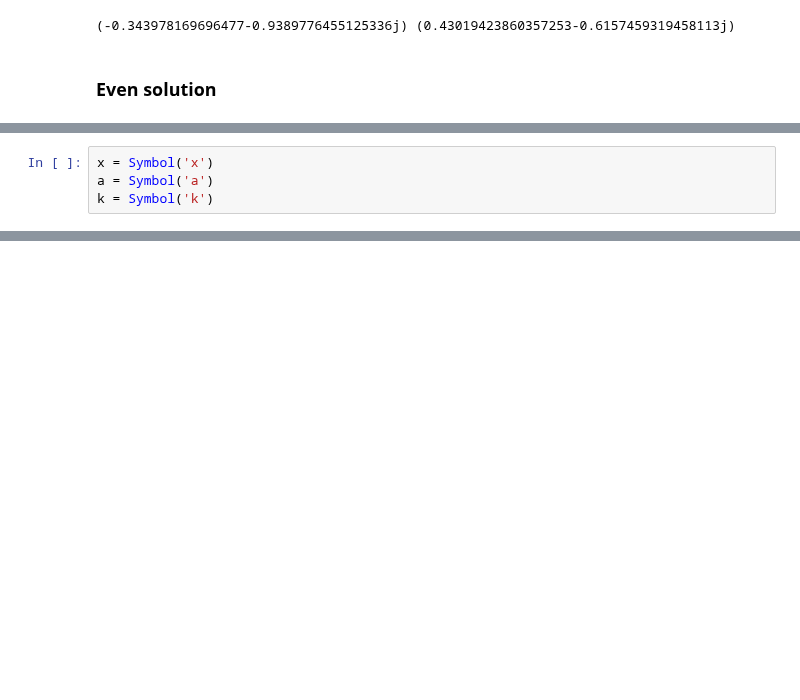
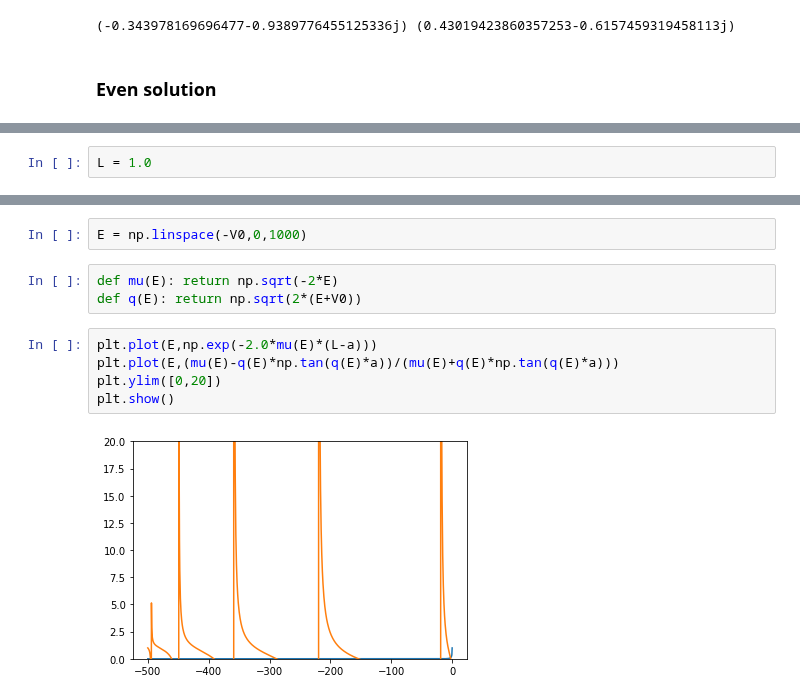
Before and after one commit to luigigenovese/KPM-nb, a Jupyter notebook: POLARIZABILITY/Potential_well_(infinite_domain_vs_finite_box).ipynb, the cells around one changed output, grey strips where cells are left out. Cells and saved outputs as stored; diff of their text form; blank space fills up the shorter version.

```diff
--- a/POLARIZABILITY/Potential_well_(infinite_domain_vs_finite_box).ipynb
+++ b/POLARIZABILITY/Potential_well_(infinite_domain_vs_finite_box).ipynb
@@ -488,4 +225,0 @@ from sympy import *
-# %%
-x = Symbol('x')
-a = Symbol('a')
-k = Symbol('k')
@@ -497,0 +288,2 @@ x/2 + sin(x)*cos(x)/2
+# %%
+L = 1.0
@@ -497,0 +330,12 @@ x/2 + sin(x)*cos(x)/2
+# %%
+E = np.linspace(-V0,0,1000)
+# %%
+def mu(E): return np.sqrt(-2*E)
+def q(E): return np.sqrt(2*(E+V0))
+# %%
+plt.plot(E,np.exp(-2.0*mu(E)*(L-a)))
+plt.plot(E,(mu(E)-q(E)*np.tan(q(E)*a))/(mu(E)+q(E)*np.tan(q(E)*a)))
+plt.ylim([0,20])
+plt.show()
+# %% [output]
+[figure, added]
```
Also changed, not shown: parts of 46 cells of this notebook.
